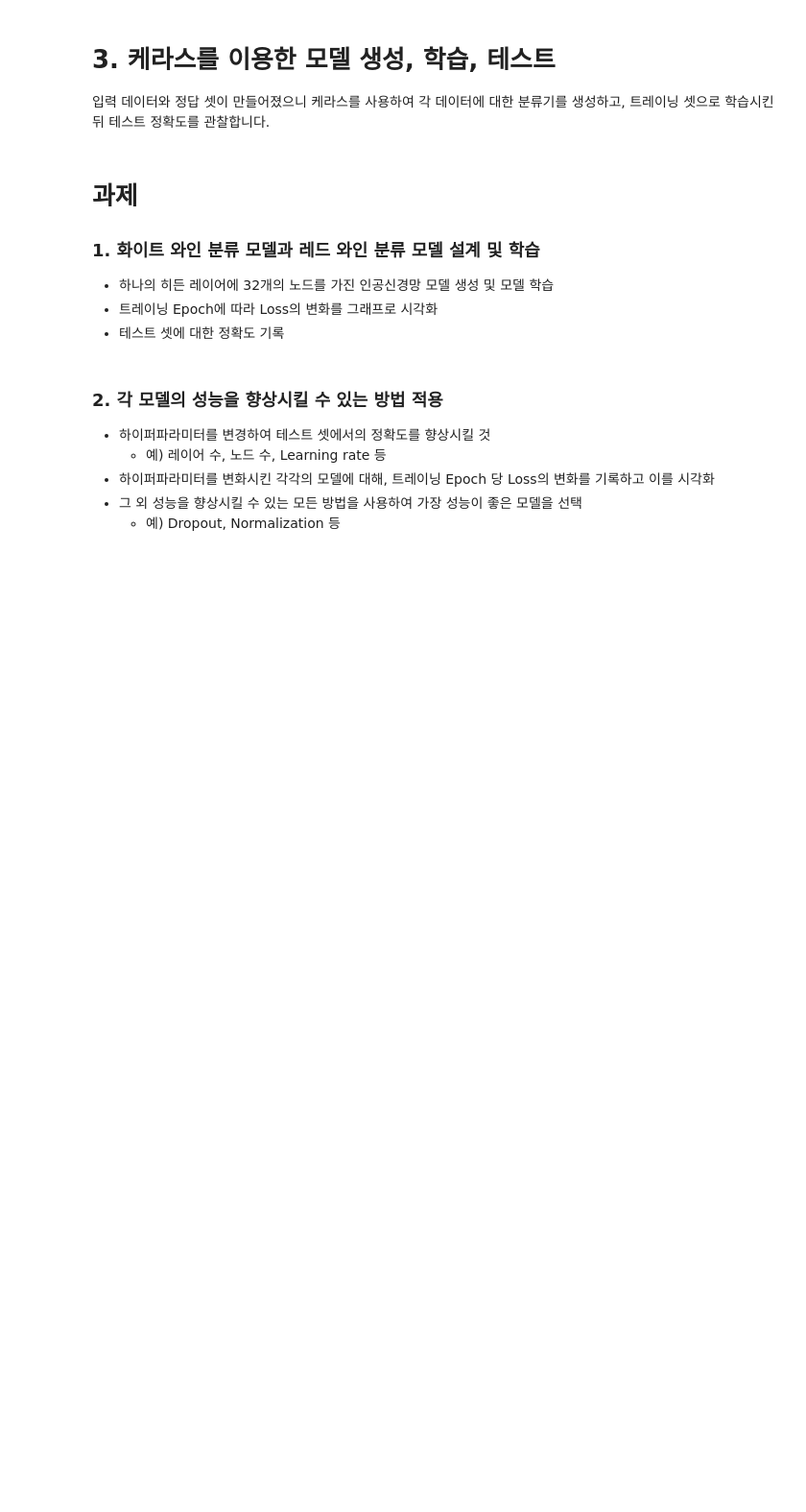
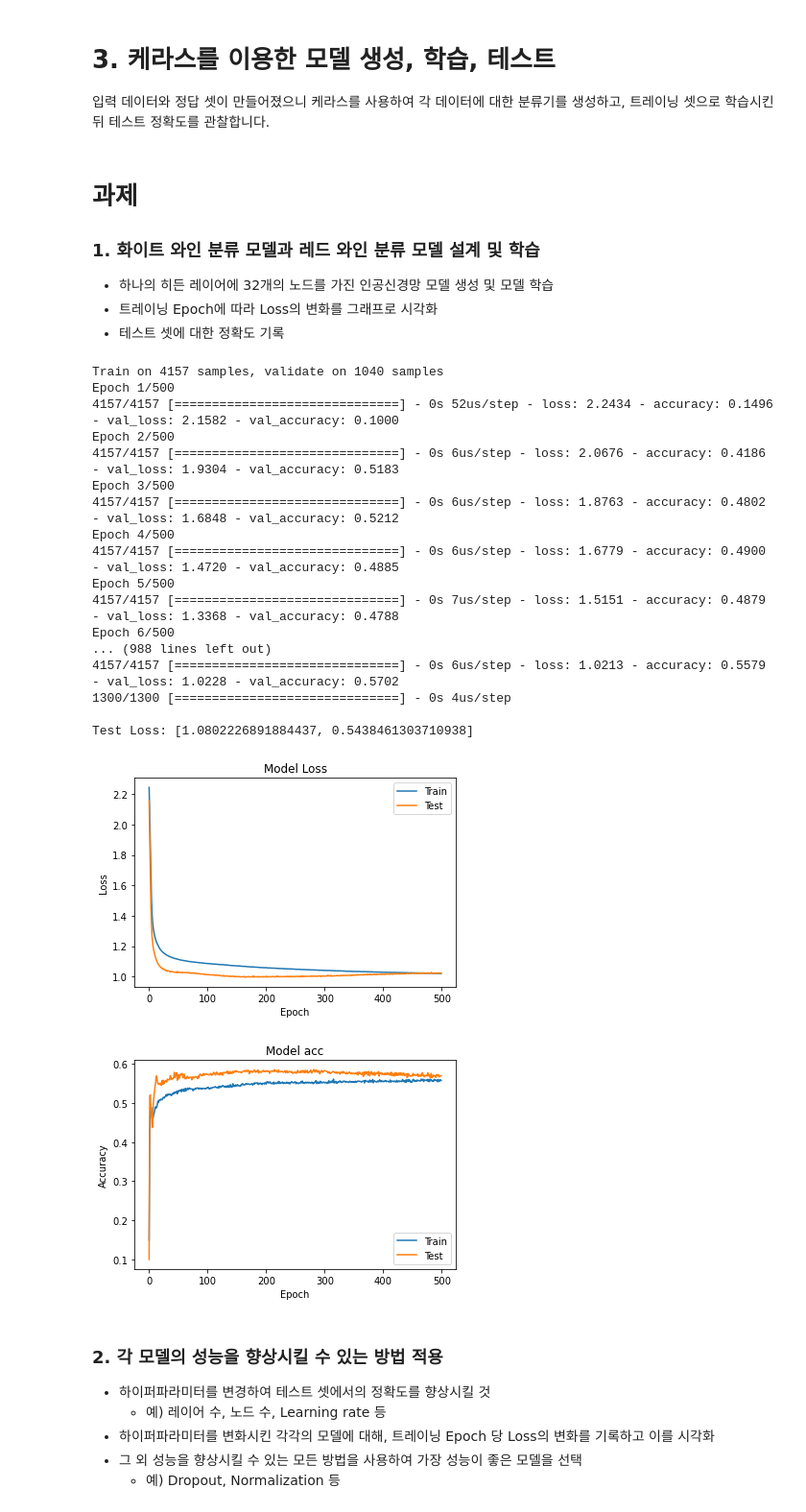
Before and after one commit to ark10806/wine_classifier, a Jupyter notebook: WindClassifier.ipynb, the cells around one changed output. Shown at 96% size. Drawn from its saved outputs; the diff is of its cells as text; code cells hidden in the pictures; blank space fills up the shorter version.

```diff
--- a/WindClassifier.ipynb
+++ b/WindClassifier.ipynb
@@ -213,7 +211,7 @@ array([[0, 0, 0, ..., 0, 0, 0],
 * 테스트 셋에 대한 정확도 기록
 # %%
 ##########################################################
-class ANN(models.Model):
+class ANN_classifier(models.Model):
     def __init__(self, n_in, n_h, n_out):
         hidden = layers.Dense(n_h)
         output = layers.Dense(n_out)
@@ -221,34 +219,54 @@ class ANN(models.Model):
         softmax = layers.Activation('softmax')
 
         x = layers.Input(shape=(n_in,))
         h = relu(hidden(x))
         y = softmax(output(h))
 
         super().__init__(x, y)
         self.compile(loss='categorical_crossentropy',
                     optimizer='adam',
                     metrics=['accuracy'])
 
 n_in = 11
 n_h = 32
 n_out = 10
-model = ANN(n_in, n_h, n_out)
+model = ANN_classifier(n_in, n_h, n_out)
 
 history = model.fit(x_train, y_train, epochs=500,
                     batch_size=200, validation_split=0.2,
                     verbose=1)
 
 performance_test = model.evaluate(x_test, y_test, batch_size=200)
 
 print(f'\nTest Loss: {performance_test}')
 
 plot_loss(history)
 plt.show()
 plot_acc(history)
 plt.show()
 
 
 ###########################################################
+# %% [output]
+Train on 4157 samples, validate on 1040 samples
+Epoch 1/500
+4157/4157 [==============================] - 0s 52us/step - loss: 2.2434 - accuracy: 0.1496 - val_loss: 2.1582 - val_accuracy: 0.1000
+Epoch 2/500
+4157/4157 [==============================] - 0s 6us/step - loss: 2.0676 - accuracy: 0.4186 - val_loss: 1.9304 - val_accuracy: 0.5183
+Epoch 3/500
+4157/4157 [==============================] - 0s 6us/step - loss: 1.8763 - accuracy: 0.4802 - val_loss: 1.6848 - val_accuracy: 0.5212
+Epoch 4/500
+4157/4157 [==============================] - 0s 6us/step - loss: 1.6779 - accuracy: 0.4900 - val_loss: 1.4720 - val_accuracy: 0.4885
+Epoch 5/500
+4157/4157 [==============================] - 0s 7us/step - loss: 1.5151 - accuracy: 0.4879 - val_loss: 1.3368 - val_accuracy: 0.4788
+Epoch 6/500
+... (988 lines left out)
+4157/4157 [==============================] - 0s 6us/step - loss: 1.0213 - accuracy: 0.5579 - val_loss: 1.0228 - val_accuracy: 0.5702
+1300/1300 [==============================] - 0s 4us/step
+
+Test Loss: [1.0802226891884437, 0.5438461303710938]
+[figure, added]
+[figure, added]
 # %% [markdown]
 ### 2. 각 모델의 성능을 향상시킬 수 있는 방법 적용
 * 하이퍼파라미터를 변경하여 테스트 셋에서의 정확도를 향상시킬 것
```
Also changed, not shown: parts of 2 cells of this notebook, 1 other file.
